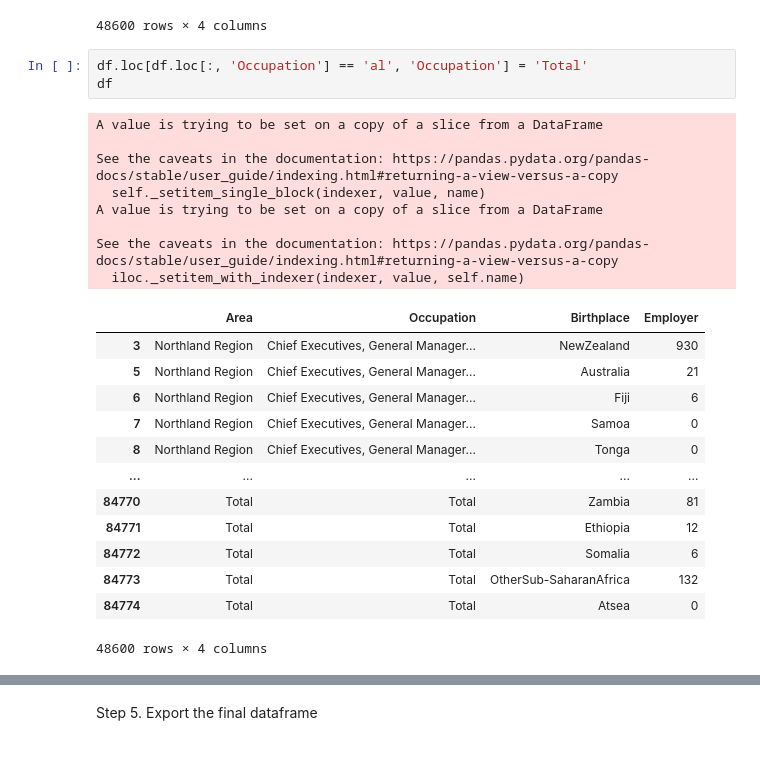
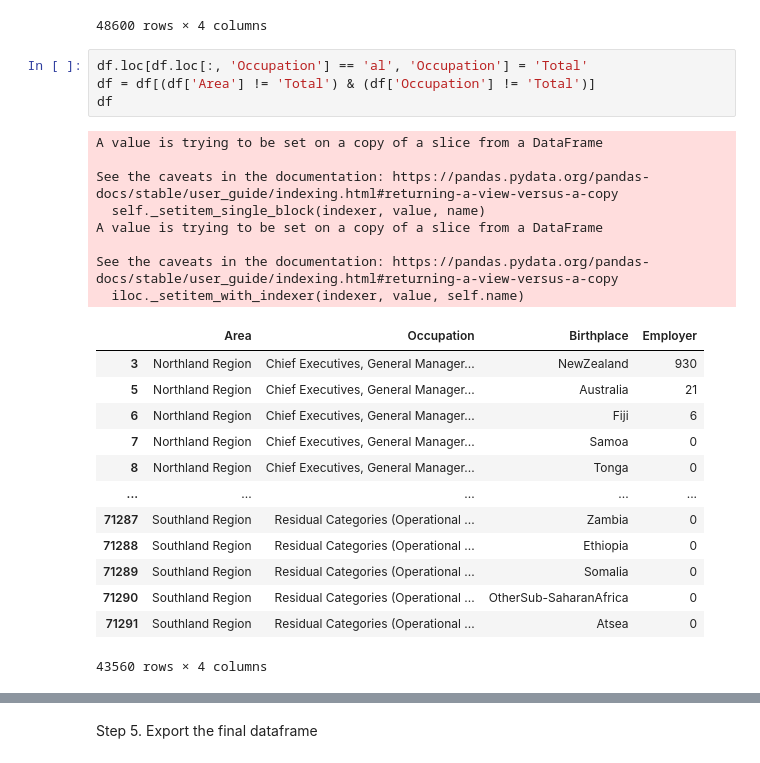
Before and after one commit to PascalEunSigCheon/NZBA-Business-Owners-by-Birthplace, a Jupyter notebook: Cleaning data.ipynb, the cells around one changed output, grey strips where cells are left out. Cells and saved outputs as stored; diff of their text form.

Commit message:
Getting rid of Total rows

```diff
--- a/Cleaning data.ipynb
+++ b/Cleaning data.ipynb
@@ -242,29 +242,30 @@ See the caveats in the documentation: https://pandas.pydata.org/pandas-docs/stab
 48600 rows × 4 columns
 # %%
 df.loc[df.loc[:, 'Occupation'] == 'al', 'Occupation'] = 'Total'
+df = df[(df['Area'] != 'Total') & (df['Occupation'] != 'Total')]
 df
 # %% [output]
 A value is trying to be set on a copy of a slice from a DataFrame
 
 See the caveats in the documentation: https://pandas.pydata.org/pandas-docs/stable/user_guide/indexing.html#returning-a-view-versus-a-copy
   self._setitem_single_block(indexer, value, name)
 A value is trying to be set on a copy of a slice from a DataFrame
 
 See the caveats in the documentation: https://pandas.pydata.org/pandas-docs/stable/user_guide/indexing.html#returning-a-view-versus-a-copy
   iloc._setitem_with_indexer(indexer, value, self.name)
 |  | Area | Occupation | Birthplace | Employer |
 | 3 | Northland Region | Chief Executives, General Manager... | NewZealand | 930 |
 | 5 | Northland Region | Chief Executives, General Manager... | Australia | 21 |
 | 6 | Northland Region | Chief Executives, General Manager... | Fiji | 6 |
 | 7 | Northland Region | Chief Executives, General Manager... | Samoa | 0 |
 | 8 | Northland Region | Chief Executives, General Manager... | Tonga | 0 |
 | ... | ... | ... | ... | ... |
-| 84770 | Total | Total | Zambia | 81 |
-| 84771 | Total | Total | Ethiopia | 12 |
-| 84772 | Total | Total | Somalia | 6 |
-| 84773 | Total | Total | OtherSub-SaharanAfrica | 132 |
-| 84774 | Total | Total | Atsea | 0 |
+| 71287 | Southland Region | Residual Categories (Operational ... | Zambia | 0 |
+| 71288 | Southland Region | Residual Categories (Operational ... | Ethiopia | 0 |
+| 71289 | Southland Region | Residual Categories (Operational ... | Somalia | 0 |
+| 71290 | Southland Region | Residual Categories (Operational ... | OtherSub-SaharanAfrica | 0 |
+| 71291 | Southland Region | Residual Categories (Operational ... | Atsea | 0 |
-48600 rows × 4 columns
+43560 rows × 4 columns
 # %%
 df.loc[df.loc[:, 'Birthplace'] == 'Atsea', 'Birthplace'] = 'At sea'
 df
```
Also changed, not shown: parts of 1 cell of this notebook, 1 other file.
